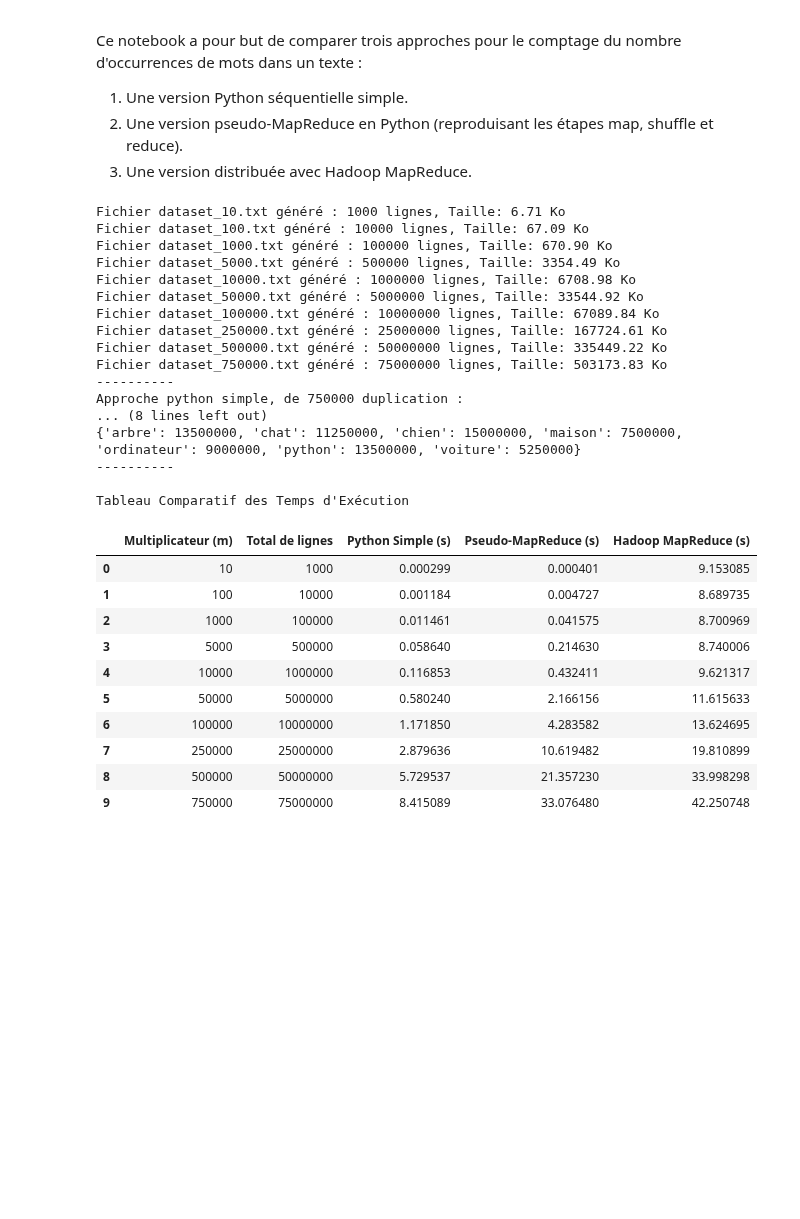
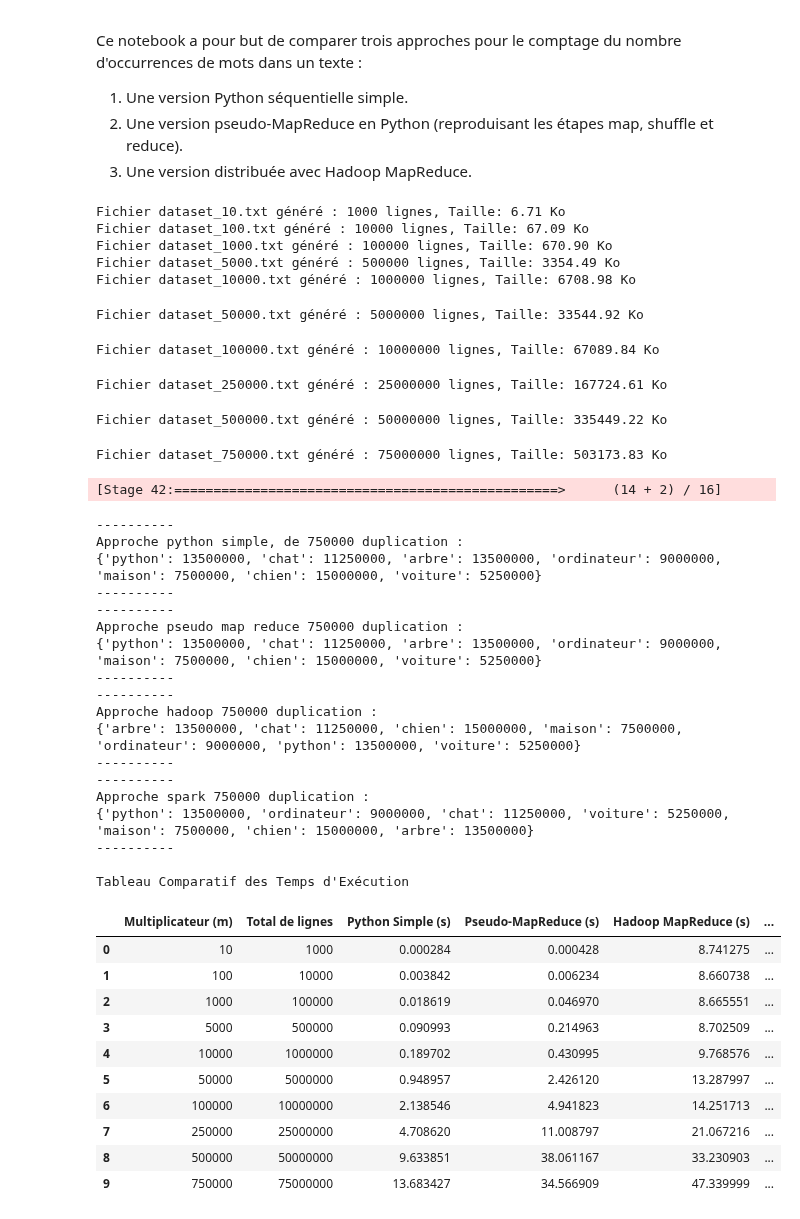
Before and after one commit to urmeni/foundation-big-data-course, a Jupyter notebook: Comparaison_comptage_Armen.ipynb, the cells around one changed output. Saved outputs shown, nothing was run; the diff lists cells and outputs as text; code cells hidden in the pictures; blank space fills up the shorter version.

```diff
--- a/Comparaison_comptage_Armen.ipynb
+++ b/Comparaison_comptage_Armen.ipynb
@@ -133,12 +165,13 @@ distribution_base = {
 }
 
 # Valeurs de m pour générer des fichiers de plus en plus gros
-multiplicateurs = [10, 100, 1000, 5000, 10000]#, 50000, 100000, 250000, 500000, 750000]
+multiplicateurs = [10, 100, 1000, 5000, 10000, 50000, 100000, 250000, 500000, 750000]
 
 resultats = []
 simple_res = {}
 pseudo_res = {}
 hadoop_res = {}
+spark_res = {}
 
 # Exécution des tests
 for m in multiplicateurs:
@@ -163,64 +196,87 @@ for m in multiplicateurs:
     hadoop_res = wordcount_hadoop(fichier_test, "/user/etudiant/input", f"/user/etudiant/output_{m}")
     temps_hadoop = time.time() - start
 
+    # --- Spark MapReduce ---
+    start = time.time()
+    spark_res = wordcount_spark(fichier_test)
+    temps_spark = time.time() - start
+
     # Sauvegarde des résultats pour le tableau
     resultats.append({
         "Multiplicateur (m)": m,
         "Total de lignes": N_total,
         "Python Simple (s)": temps_simple,
         "Pseudo-MapReduce (s)": temps_pseudo,
-        "Hadoop MapReduce (s)": temps_hadoop
+        "Hadoop MapReduce (s)": temps_hadoop,
+        "Spark (s)": temps_spark
     })
 
 # Affichage des résultats des algorithmes
 print('-' * 10)
 print(f"Approche python simple, de {m} duplication :")
 print(simple_res)
 print('-' * 10)
 
 print('-' * 10)
 print(f"Approche pseudo map reduce {m} duplication :")
 print(pseudo_res)
 print('-' * 10)
 
 print('-' * 10)
 print(f"Approche hadoop {m} duplication :")
 print(hadoop_res)
 print('-' * 10)
 
+print('-' * 10)
+print(f"Approche spark {m} duplication :")
+print(spark_res)
+print('-' * 10)
+
 # Création et affichage du tableau comparatif avec Pandas
 df_resultats = pd.DataFrame(resultats)
 print("\nTableau Comparatif des Temps d'Exécution")
 display(df_resultats)
 # %% [output]
 Fichier dataset_10.txt généré : 1000 lignes, Taille: 6.71 Ko
 Fichier dataset_100.txt généré : 10000 lignes, Taille: 67.09 Ko
 Fichier dataset_1000.txt généré : 100000 lignes, Taille: 670.90 Ko
 Fichier dataset_5000.txt généré : 500000 lignes, Taille: 3354.49 Ko
 Fichier dataset_10000.txt généré : 1000000 lignes, Taille: 6708.98 Ko
-Fichier dataset_50000.txt généré : 5000000 lignes, Taille: 33544.92 Ko
-Fichier dataset_100000.txt généré : 10000000 lignes, Taille: 67089.84 Ko
-Fichier dataset_250000.txt généré : 25000000 lignes, Taille: 167724.61 Ko
-Fichier dataset_500000.txt généré : 50000000 lignes, Taille: 335449.22 Ko
-Fichier dataset_750000.txt généré : 75000000 lignes, Taille: 503173.83 Ko
-----------
-Approche python simple, de 750000 duplication :
-... (8 lines left out)
-{'arbre': 13500000, 'chat': 11250000, 'chien': 15000000, 'maison': 7500000, 'ordinateur': 9000000, 'python': 13500000, 'voiture': 5250000}
-----------
-
-Tableau Comparatif des Temps d'Exécution
+Fichier dataset_50000.txt généré : 5000000 lignes, Taille: 33544.92 Ko
+Fichier dataset_100000.txt généré : 10000000 lignes, Taille: 67089.84 Ko
+Fichier dataset_250000.txt généré : 25000000 lignes, Taille: 167724.61 Ko
+Fichier dataset_500000.txt généré : 50000000 lignes, Taille: 335449.22 Ko
+Fichier dataset_750000.txt généré : 75000000 lignes, Taille: 503173.83 Ko
+[Stage 42:=================================================>      (14 + 2) / 16]
+----------
+Approche python simple, de 750000 duplication :
+{'python': 13500000, 'chat': 11250000, 'arbre': 13500000, 'ordinateur': 9000000, 'maison': 7500000, 'chien': 15000000, 'voiture': 5250000}
+----------
+----------
+Approche pseudo map reduce 750000 duplication :
+{'python': 13500000, 'chat': 11250000, 'arbre': 13500000, 'ordinateur': 9000000, 'maison': 7500000, 'chien': 15000000, 'voiture': 5250000}
+----------
+----------
+Approche hadoop 750000 duplication :
+{'arbre': 13500000, 'chat': 11250000, 'chien': 15000000, 'maison': 7500000, 'ordinateur': 9000000, 'python': 13500000, 'voiture': 5250000}
+----------
+----------
+Approche spark 750000 duplication :
+{'python': 13500000, 'ordinateur': 9000000, 'chat': 11250000, 'voiture': 5250000, 'maison': 7500000, 'chien': 15000000, 'arbre': 13500000}
+----------
+
+Tableau Comparatif des Temps d'Exécution
-|  | Multiplicateur (m) | Total de lignes | Python Simple (s) | Pseudo-MapReduce (s) | Hadoop MapReduce (s) |
-| 0 | 10 | 1000 | 0.000299 | 0.000401 | 9.153085 |
-| 1 | 100 | 10000 | 0.001184 | 0.004727 | 8.689735 |
-| 2 | 1000 | 100000 | 0.011461 | 0.041575 | 8.700969 |
-| 3 | 5000 | 500000 | 0.058640 | 0.214630 | 8.740006 |
-| 4 | 10000 | 1000000 | 0.116853 | 0.432411 | 9.621317 |
-| 5 | 50000 | 5000000 | 0.580240 | 2.166156 | 11.615633 |
-| 6 | 100000 | 10000000 | 1.171850 | 4.283582 | 13.624695 |
-| 7 | 250000 | 25000000 | 2.879636 | 10.619482 | 19.810899 |
-| 8 | 500000 | 50000000 | 5.729537 | 21.357230 | 33.998298 |
-| 9 | 750000 | 75000000 | 8.415089 | 33.076480 | 42.250748 |
+|  | Multiplicateur (m) | Total de lignes | Python Simple (s) | Pseudo-MapReduce (s) | Hadoop MapReduce (s) | ... |
+| 0 | 10 | 1000 | 0.000284 | 0.000428 | 8.741275 | ... |
+| 1 | 100 | 10000 | 0.003842 | 0.006234 | 8.660738 | ... |
+| 2 | 1000 | 100000 | 0.018619 | 0.046970 | 8.665551 | ... |
+| 3 | 5000 | 500000 | 0.090993 | 0.214963 | 8.702509 | ... |
+| 4 | 10000 | 1000000 | 0.189702 | 0.430995 | 9.768576 | ... |
+| 5 | 50000 | 5000000 | 0.948957 | 2.426120 | 13.287997 | ... |
+| 6 | 100000 | 10000000 | 2.138546 | 4.941823 | 14.251713 | ... |
+| 7 | 250000 | 25000000 | 4.708620 | 11.008797 | 21.067216 | ... |
+| 8 | 500000 | 50000000 | 9.633851 | 38.061167 | 33.230903 | ... |
+| 9 | 750000 | 75000000 | 13.683427 | 34.566909 | 47.339999 | ... |
 # %%
 import matplotlib.ticker as ticker
 
```
Also changed, not shown: parts of 3 cells of this notebook, 1 other file.
